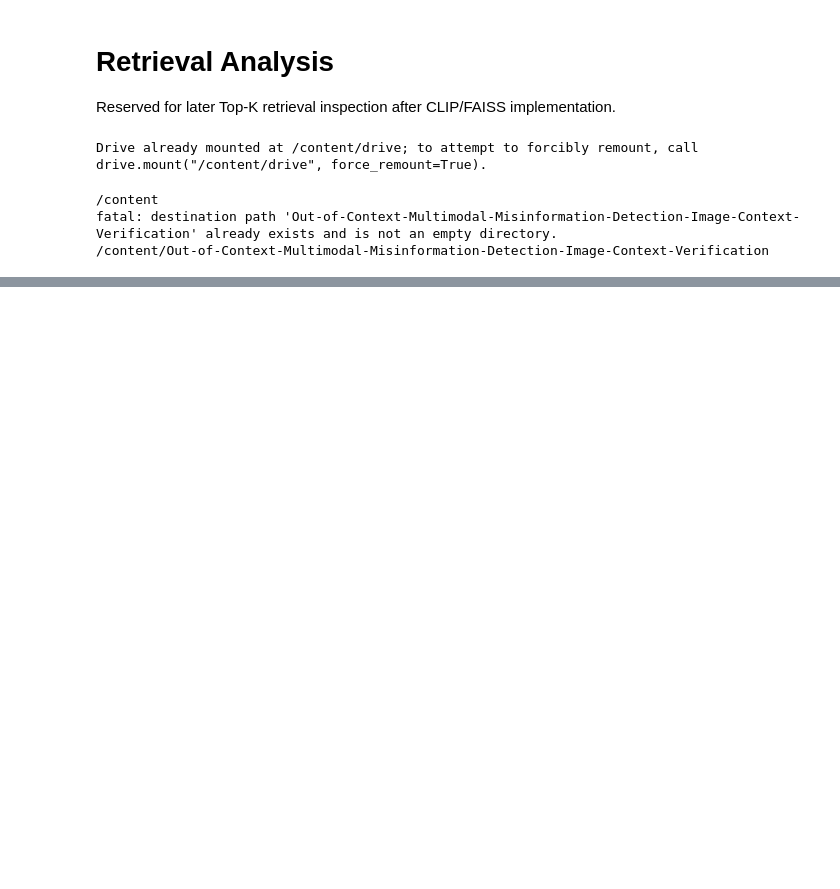
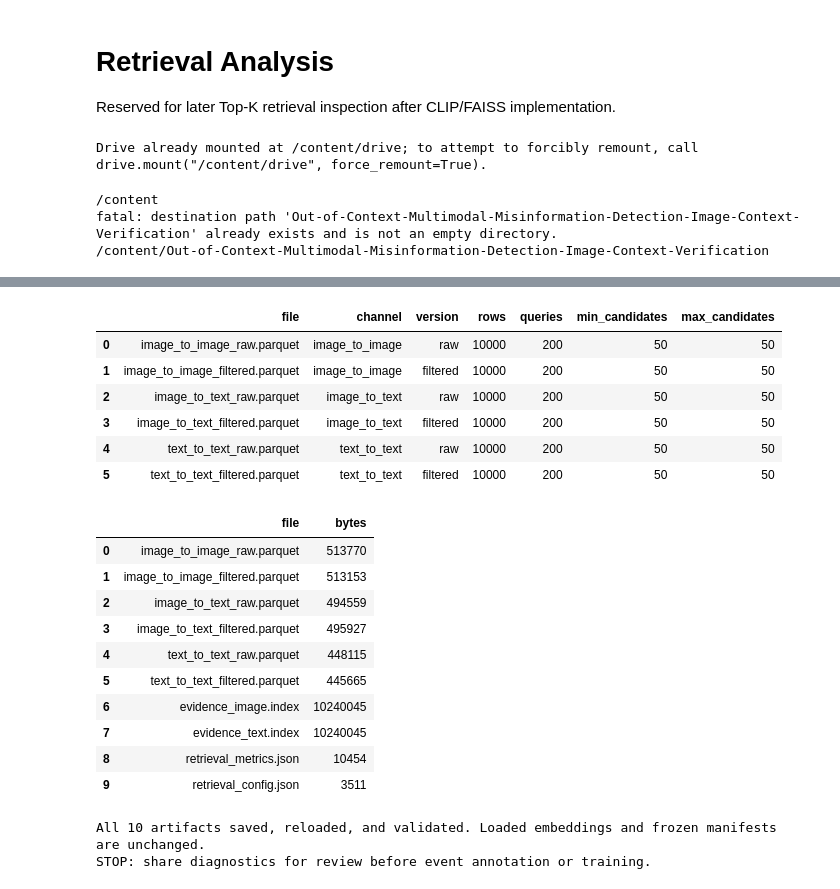
Before and after one commit to nirajj12/Out-of-Context-Multimodal-Misinformation-Detection-Image-Context-Verification, a Jupyter notebook: notebooks/05_retrieval_analysis.ipynb, the cells around one changed output, grey strips where cells are left out. Saved outputs shown, nothing was run; the diff lists cells and outputs as text; code cells hidden in the pictures; blank space fills up the shorter version.

```diff
--- a/notebooks/05_retrieval_analysis.ipynb
+++ b/notebooks/05_retrieval_analysis.ipynb
@@ -20,0 +885,16 @@ fatal: destination path 'Out-of-Context-Multimodal-Misinformation-Detection-Imag
+# %%
+artifact_tables = {}
+loaded_results = {}
+for channel in channel_inputs:
+    artifact_tables[f"{channel}_raw.parquet"] = (channel, False, raw_results[channel])
+    artifact_tables[f"{channel}_filtered.parquet"] = (channel, True, filtered_results[channel])
+for filename, (channel, filtered, table) in artifact_tables.items():
+    loaded_results[filename] = save_result_table(filename, table, channel, filtered)
+    print(filename, "saved and reloaded:", len(table), "rows")
+for channel in channel_inputs:
+    reloaded_raw = loaded_results[f"{channel}_raw.parquet"]
+    reloaded_metrics = raw_provenance_metrics(provenance_rank_rows(reloaded_raw))
+    assert reloaded_metrics == raw_metrics[channel], "STOP: reloaded raw metrics differ"
+loaded_metrics = save_json("retrieval_metrics.json", retrieval_metrics)
+loaded_config = save_json("retrieval_config.json", retrieval_config)
+print("Both JSON artifacts saved and reloaded; raw metrics agree with reloaded tables.")
@@ -20,0 +909,45 @@ fatal: destination path 'Out-of-Context-Multimodal-Misinformation-Detection-Imag
+# %%
+final_validation_rows = []
+for filename, (channel, filtered, original_table) in artifact_tables.items():
+    reloaded_table = pd.read_parquet(retrieval_output_dir / filename)
+    pd.testing.assert_frame_equal(original_table, reloaded_table, check_dtype=False)
+    checks = validate_result_table(reloaded_table, channel, filtered)
+    final_validation_rows.append({"file": filename, **checks})
+for filename, vectors in (("evidence_image.index", evidence_image_embeddings),
+                          ("evidence_text.index", evidence_text_embeddings)):
+    validate_saved_index(faiss.read_index(str(retrieval_output_dir / filename)), vectors)
+for filename, expected in (("retrieval_metrics.json", retrieval_metrics),
+                           ("retrieval_config.json", retrieval_config)):
+    with (retrieval_output_dir / filename).open(encoding="utf-8") as handle:
+        assert json.load(handle) == expected
+verify_frozen_inputs()
+output_names = list(artifact_tables) + list(loaded_indexes) + ["retrieval_metrics.json", "retrieval_config.json"]
+assert all((retrieval_output_dir / filename).is_file() for filename in output_names)
+display(pd.DataFrame(final_validation_rows))
+display(pd.DataFrame({
+    "file": output_names,
+    "bytes": [(retrieval_output_dir / filename).stat().st_size for filename in output_names],
+}))
+print("All 10 artifacts saved, reloaded, and validated. Loaded embeddings and frozen manifests are unchanged.")
+print("STOP: share diagnostics for review before event annotation or training.")
+# %% [output]
+|  | file | channel | version | rows | queries | min_candidates | max_candidates |
+| 0 | image_to_image_raw.parquet | image_to_image | raw | 10000 | 200 | 50 | 50 |
+| 1 | image_to_image_filtered.parquet | image_to_image | filtered | 10000 | 200 | 50 | 50 |
+| 2 | image_to_text_raw.parquet | image_to_text | raw | 10000 | 200 | 50 | 50 |
+| 3 | image_to_text_filtered.parquet | image_to_text | filtered | 10000 | 200 | 50 | 50 |
+| 4 | text_to_text_raw.parquet | text_to_text | raw | 10000 | 200 | 50 | 50 |
+| 5 | text_to_text_filtered.parquet | text_to_text | filtered | 10000 | 200 | 50 | 50 |
+|  | file | bytes |
+| 0 | image_to_image_raw.parquet | 513770 |
+| 1 | image_to_image_filtered.parquet | 513153 |
+| 2 | image_to_text_raw.parquet | 494559 |
+| 3 | image_to_text_filtered.parquet | 495927 |
+| 4 | text_to_text_raw.parquet | 448115 |
+| 5 | text_to_text_filtered.parquet | 445665 |
+| 6 | evidence_image.index | 10240045 |
+| 7 | evidence_text.index | 10240045 |
+| 8 | retrieval_metrics.json | 10454 |
+| 9 | retrieval_config.json | 3511 |
+All 10 artifacts saved, reloaded, and validated. Loaded embeddings and frozen manifests are unchanged.
+STOP: share diagnostics for review before event annotation or training.
```
Also changed, not shown: parts of 35 cells of this notebook.
